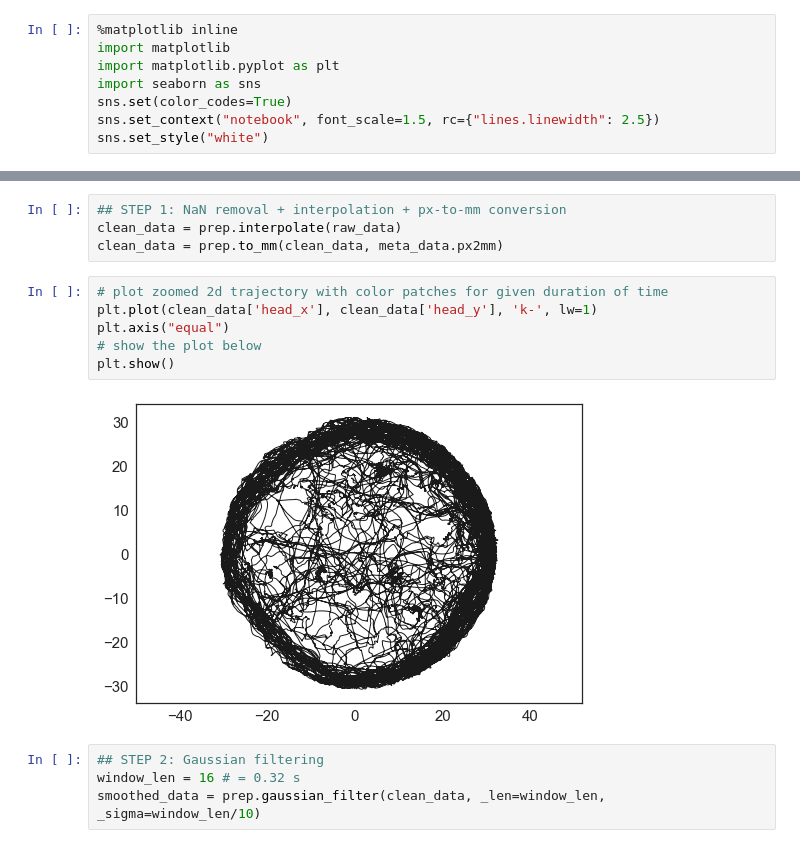
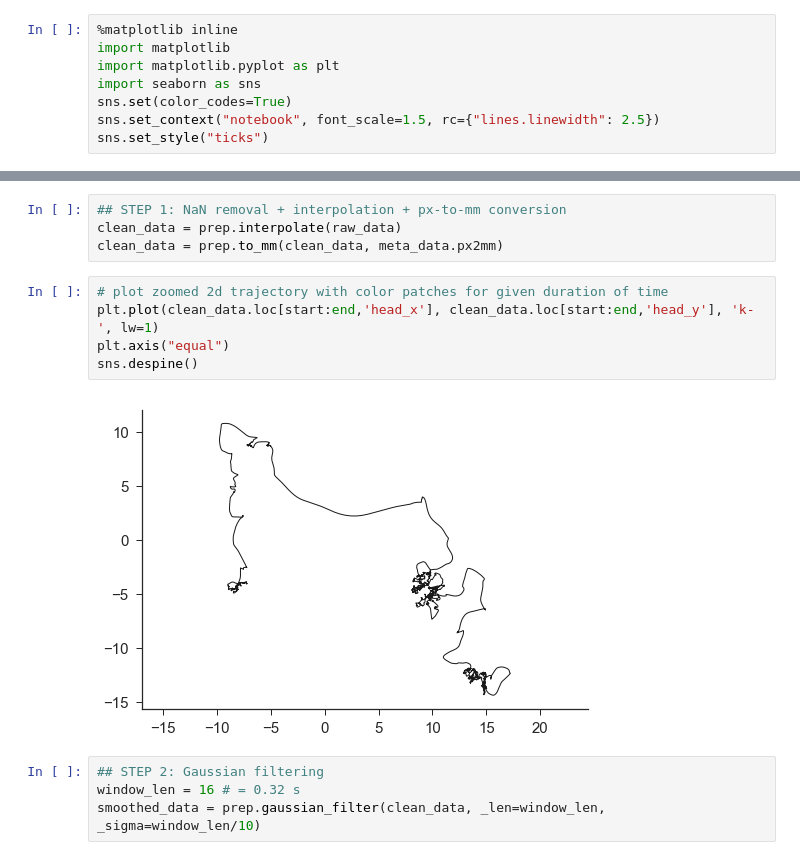
Before and after one commit to degoldschmidt/pytrack-analysis, a Jupyter notebook: notebooks/Corrales et al. (2016), eLife - Fig. 1.ipynb, the cells around one changed output, grey strips where cells are left out. Saved outputs shown, nothing was run; the diff lists cells and outputs as text.

```diff
--- a/notebooks/Corrales et al. (2016), eLife - Fig. 1.ipynb
+++ b/notebooks/Corrales et al. (2016), eLife - Fig. 1.ipynb
@@ -96,7 +150,7 @@ import matplotlib.pyplot as plt
 import seaborn as sns
 sns.set(color_codes=True)
 sns.set_context("notebook", font_scale=1.5, rc={"lines.linewidth": 2.5})
-sns.set_style("white")
+sns.set_style("ticks")
 # %%
 def plot_2d(_data):
     fscale = 10
@@ -192,12 +264,11 @@ clean_data = prep.interpolate(raw_data)
 clean_data = prep.to_mm(clean_data, meta_data.px2mm)
 # %%
 # plot zoomed 2d trajectory with color patches for given duration of time
-plt.plot(clean_data['head_x'], clean_data['head_y'], 'k-', lw=1)
+plt.plot(clean_data.loc[start:end,'head_x'], clean_data.loc[start:end,'head_y'], 'k-', lw=1)
 plt.axis("equal")
-# show the plot below
-plt.show()
+sns.despine()
 # %% [output]
-[figure, old version]
+[figure, new version]
 # %%
 ## STEP 2: Gaussian filtering
 window_len = 16 # = 0.32 s
```
Also changed, not shown: parts of 61 cells of this notebook, 12 other files.
